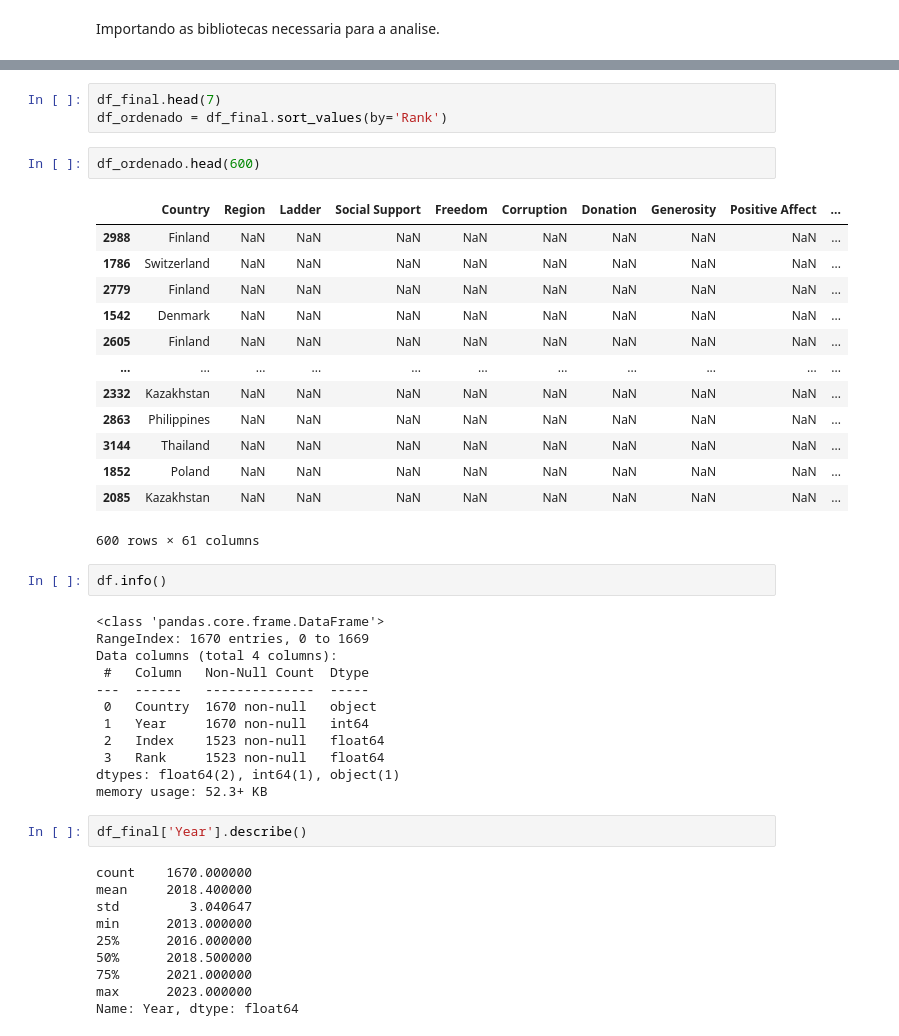
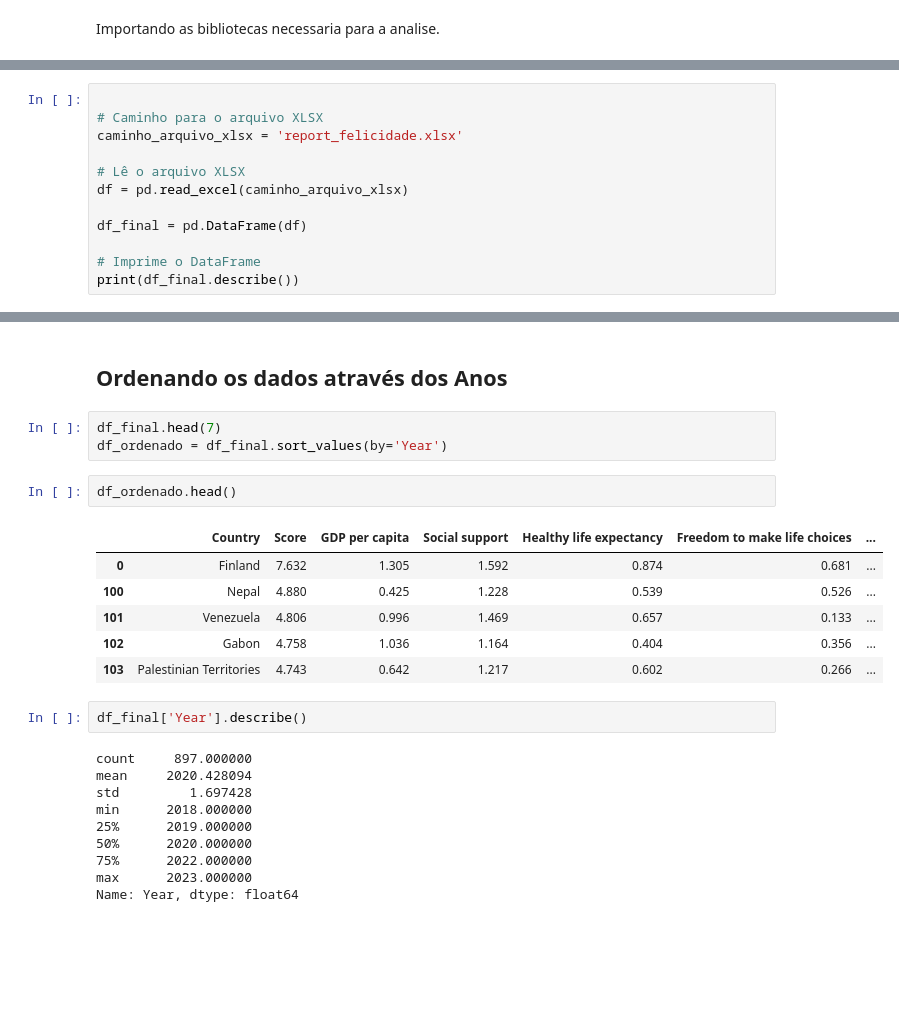
Before and after one commit to luisgoni/Projeto_Tecnicas_de_Programacao_I, a Jupyter notebook: Projeto_Final_4Mod_ADA_DADOS.ipynb, the cells around one changed output, grey strips where cells are left out. Saved outputs shown, nothing was run; the diff lists cells and outputs as text; blank space fills up the shorter version.

```diff
--- a/Projeto_Final_4Mod_ADA_DADOS.ipynb
+++ b/Projeto_Final_4Mod_ADA_DADOS.ipynb
@@ -82,0 +63,12 @@ Ordenando a colunan Rank
+# %%
+
+# Caminho para o arquivo XLSX
+caminho_arquivo_xlsx = 'report_felicidade.xlsx'
+
+# Lê o arquivo XLSX
+df = pd.read_excel(caminho_arquivo_xlsx)
+
+df_final = pd.DataFrame(df)
+
+# Imprime o DataFrame
+print(df_final.describe())
@@ -83,45 +127,26 @@ Ordenando a colunan Rank
+# %% [markdown]
+## Ordenando os dados através dos Anos
 # %%
 df_final.head(7)
-df_ordenado = df_final.sort_values(by='Rank')
+df_ordenado = df_final.sort_values(by='Year')
 # %%
-df_ordenado.head(600)
+df_ordenado.head()
 # %% [output]
-|  | Country | Region | Ladder | Social Support | Freedom | Corruption | Donation | Generosity | Positive Affect | ... |
-| 2988 | Finland | NaN | NaN | NaN | NaN | NaN | NaN | NaN | NaN | ... |
-| 1786 | Switzerland | NaN | NaN | NaN | NaN | NaN | NaN | NaN | NaN | ... |
-| 2779 | Finland | NaN | NaN | NaN | NaN | NaN | NaN | NaN | NaN | ... |
-| 1542 | Denmark | NaN | NaN | NaN | NaN | NaN | NaN | NaN | NaN | ... |
-| 2605 | Finland | NaN | NaN | NaN | NaN | NaN | NaN | NaN | NaN | ... |
-| ... | ... | ... | ... | ... | ... | ... | ... | ... | ... | ... |
-| 2332 | Kazakhstan | NaN | NaN | NaN | NaN | NaN | NaN | NaN | NaN | ... |
-| 2863 | Philippines | NaN | NaN | NaN | NaN | NaN | NaN | NaN | NaN | ... |
-| 3144 | Thailand | NaN | NaN | NaN | NaN | NaN | NaN | NaN | NaN | ... |
-| 1852 | Poland | NaN | NaN | NaN | NaN | NaN | NaN | NaN | NaN | ... |
-| 2085 | Kazakhstan | NaN | NaN | NaN | NaN | NaN | NaN | NaN | NaN | ... |
+|  | Country | Score | GDP per capita | Social support | Healthy life expectancy | Freedom to make life choices | ... |
+| 0 | Finland | 7.632 | 1.305 | 1.592 | 0.874 | 0.681 | ... |
+| 100 | Nepal | 4.880 | 0.425 | 1.228 | 0.539 | 0.526 | ... |
+| 101 | Venezuela | 4.806 | 0.996 | 1.469 | 0.657 | 0.133 | ... |
+| 102 | Gabon | 4.758 | 1.036 | 1.164 | 0.404 | 0.356 | ... |
+| 103 | Palestinian Territories | 4.743 | 0.642 | 1.217 | 0.602 | 0.266 | ... |
-600 rows × 61 columns
-# %%
-df.info()
-# %% [output]
-<class 'pandas.core.frame.DataFrame'>
-RangeIndex: 1670 entries, 0 to 1669
-Data columns (total 4 columns):
- #   Column   Non-Null Count  Dtype
----  ------   --------------  -----
- 0   Country  1670 non-null   object
- 1   Year     1670 non-null   int64
- 2   Index    1523 non-null   float64
- 3   Rank     1523 non-null   float64
-dtypes: float64(2), int64(1), object(1)
-memory usage: 52.3+ KB
 # %%
 df_final['Year'].describe()
 # %% [output]
-count    1670.000000
-mean     2018.400000
-std         3.040647
-min      2013.000000
-25%      2016.000000
-50%      2018.500000
-75%      2021.000000
+count     897.000000
+mean     2020.428094
+std         1.697428
+min      2018.000000
+25%      2019.000000
+50%      2020.000000
+75%      2022.000000
 max      2023.000000
 Name: Year, dtype: float64
```
Also changed, not shown: parts of 21 cells of this notebook.
